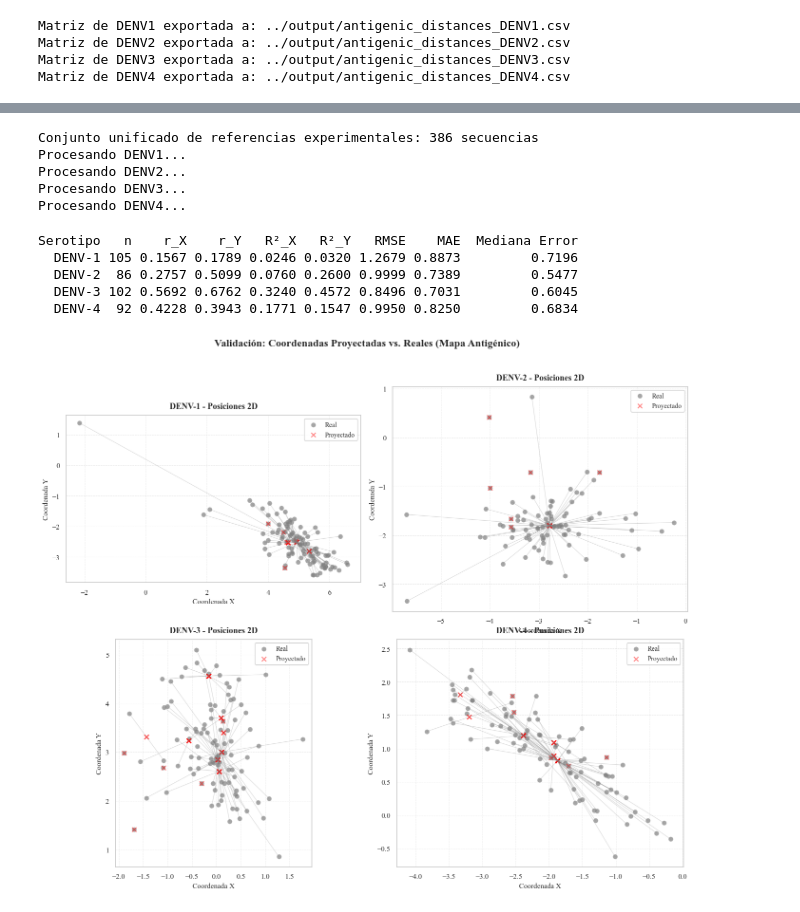
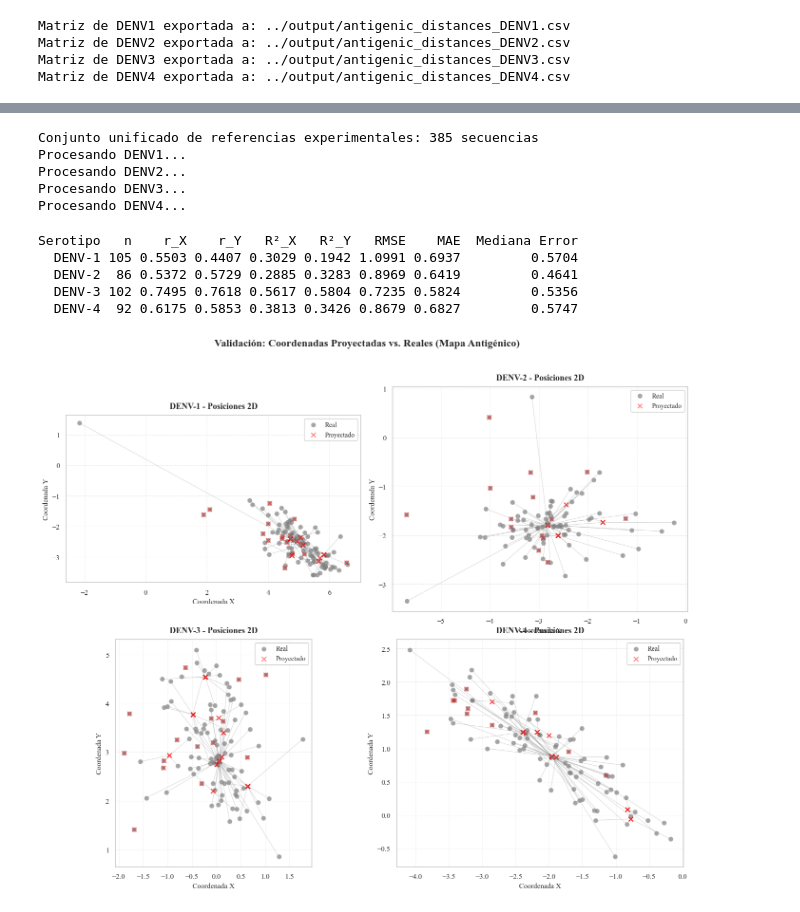
Before and after one commit to dirreno/denv-cross-inmunity, a Jupyter notebook: notebooks/distances.ipynb, the cells around one changed output, grey strips where cells are left out. Drawn from its saved outputs; the diff is of its cells as text; code cells hidden in the pictures.

```diff
--- a/notebooks/distances.ipynb
+++ b/notebooks/distances.ipynb
@@ -1578,7 +1788,7 @@ for sero in unique_sero:
         alpha=0.85,
         edgecolors="white",
         linewidth=0.5,
-        label=f"{sero} – AG"
+        label=f"{sero} – antígeno"
     )
 
 
@@ -1594,7 +1804,7 @@ for sero in unique_sero:
         alpha=0.85,
         edgecolors="black",
         linewidth=0.5,
-        label=f"{sero} – SR"
+        label=f"{sero} – antisuero"
     )
 
 
@@ -1741,12 +2179,11 @@ def compute_grantham_matrices(
         matrix = np.full((n_col, n_all_exp), np.nan)
         for i in range(n_col):
             for j in range(n_all_exp):
-                matrix[i, j] = antigenic_distance(seqs_col[i], all_exp_seqs[j],type='hamming')
+                matrix[i, j] = antigenic_distance(seqs_col[i], all_exp_seqs[j], sero)
 
         df_matrix = pd.DataFrame(matrix, index=ids_col, columns=all_exp_ids)
         matrices.append(df_matrix)
 
-        # Metadata (igual que antes)
         meta_col = pd.read_csv(meta_col_template.format(sero), sep="\t")
         meta_exp = pd.read_csv(meta_exp_template.format(sero), sep="\t")
 
@@ -2122,5 +2559,5 @@ plt.show()
 # %%
-df_matrices, meta_tmpl = compute_grantham_matrices(
+df_matrices_val, meta_tmpl = compute_grantham_matrices(
     fasta_col_template=AA_SEQS_EXP_E_map,
     fasta_exp_template=AA_SEQS_EXP_E_map,
     meta_col_template=META_EXP,
@@ -2128,13 +2565,13 @@ df_matrices, meta_tmpl = compute_grantham_matrices(
     serotypes=[1, 2, 3, 4]
 )
 # %% [output]
-Conjunto unificado de referencias experimentales: 386 secuencias
+Conjunto unificado de referencias experimentales: 385 secuencias
 Procesando DENV1...
 Procesando DENV2...
 Procesando DENV3...
 Procesando DENV4...
 # %%
-projected_coordinates = project_strains(AA_SEQS_EXP_E_map, mapa_ag, df_matrices)
+projected_coordinates = project_strains(AA_SEQS_EXP_E_map, mapa_ag, df_matrices_val)
 
 mapa_ag_indexed = mapa_ag.drop_duplicates(subset='strainID').set_index('strainID')
 mapa_ag_indexed['sero_num'] = mapa_ag_indexed['sero_num'].astype(int)
@@ -2203,35 +2640,35 @@ axes = axes.flatten()
 for idx, sero in enumerate([1, 2, 3, 4]):
 
     df_val = validation_results[sero]
     ax = axes[idx]
 
     for i in range(len(df_val)):
         ax.plot([df_val.iloc[i]['real_X'], df_val.iloc[i]['proj_X']],
                 [df_val.iloc[i]['real_Y'], df_val.iloc[i]['proj_Y']],
                 color='gray', alpha=0.3, linewidth=0.8)
 
     ax.scatter(df_val['real_X'], df_val['real_Y'], alpha=0.7, s=45,
                c='grey', label='Real', marker='o', edgecolors='darkgrey', linewidth=0.5)
     ax.scatter(df_val['proj_X'], df_val['proj_Y'], alpha=0.5, s=45,
                c='red', label='Proyectado', marker='x', linewidth=1.5)
 
     ax.set_title(f'DENV-{sero} - Posiciones 2D', fontsize=13, fontweight='bold', pad=10)
     ax.set_xlabel('Coordenada X', fontsize=11)
     ax.set_ylabel('Coordenada Y', fontsize=11)
     ax.legend(fontsize=10, loc='best', framealpha=0.9)
     ax.grid(alpha=0.4, linestyle='--', linewidth=0.7)
     ax.set_aspect('equal')
 
 plt.suptitle('Validación: Coordenadas Proyectadas vs. Reales (Mapa Antigénico)',
              fontsize=16, fontweight='bold', y=0.98)
 
 plt.tight_layout(rect=[0, 0, 1, 0.95])
 plt.savefig('../figures/validation_projected_vs_real.png', dpi=300, bbox_inches='tight')
 plt.show()
 # %% [output]
 Serotipo   n    r_X    r_Y   R²_X   R²_Y   RMSE    MAE  Mediana Error
-  DENV-1 105 0.1567 0.1789 0.0246 0.0320 1.2679 0.8873         0.7196
-  DENV-2  86 0.2757 0.5099 0.0760 0.2600 0.9999 0.7389         0.5477
-  DENV-3 102 0.5692 0.6762 0.3240 0.4572 0.8496 0.7031         0.6045
-  DENV-4  92 0.4228 0.3943 0.1771 0.1547 0.9950 0.8250         0.6834
+  DENV-1 105 0.5503 0.4407 0.3029 0.1942 1.0991 0.6937         0.5704
+  DENV-2  86 0.5372 0.5729 0.2885 0.3283 0.8969 0.6419         0.4641
+  DENV-3 102 0.7495 0.7618 0.5617 0.5804 0.7235 0.5824         0.5356
+  DENV-4  92 0.6175 0.5853 0.3813 0.3426 0.8679 0.6827         0.5747
-[figure, old version]
+[figure, new version]
```
Also changed, not shown: parts of 13 cells of this notebook, 25 other files.
